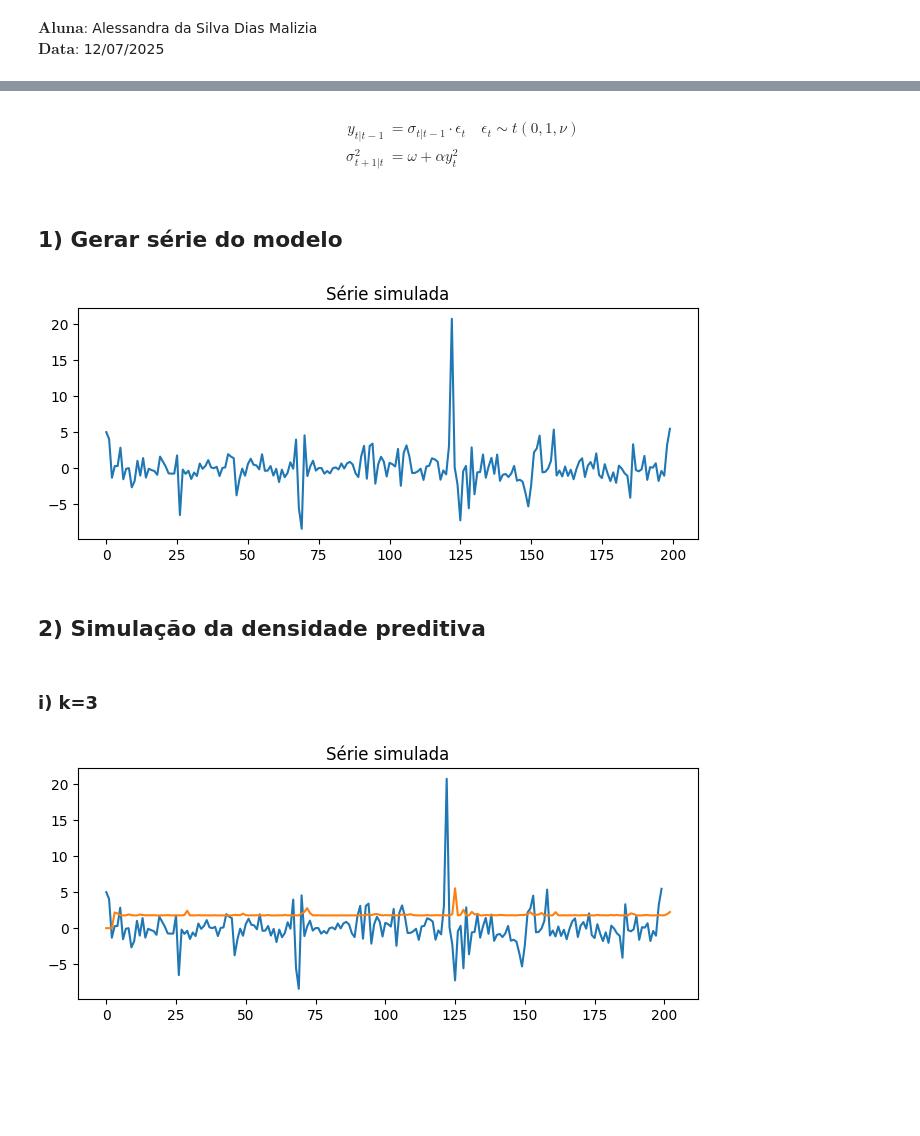
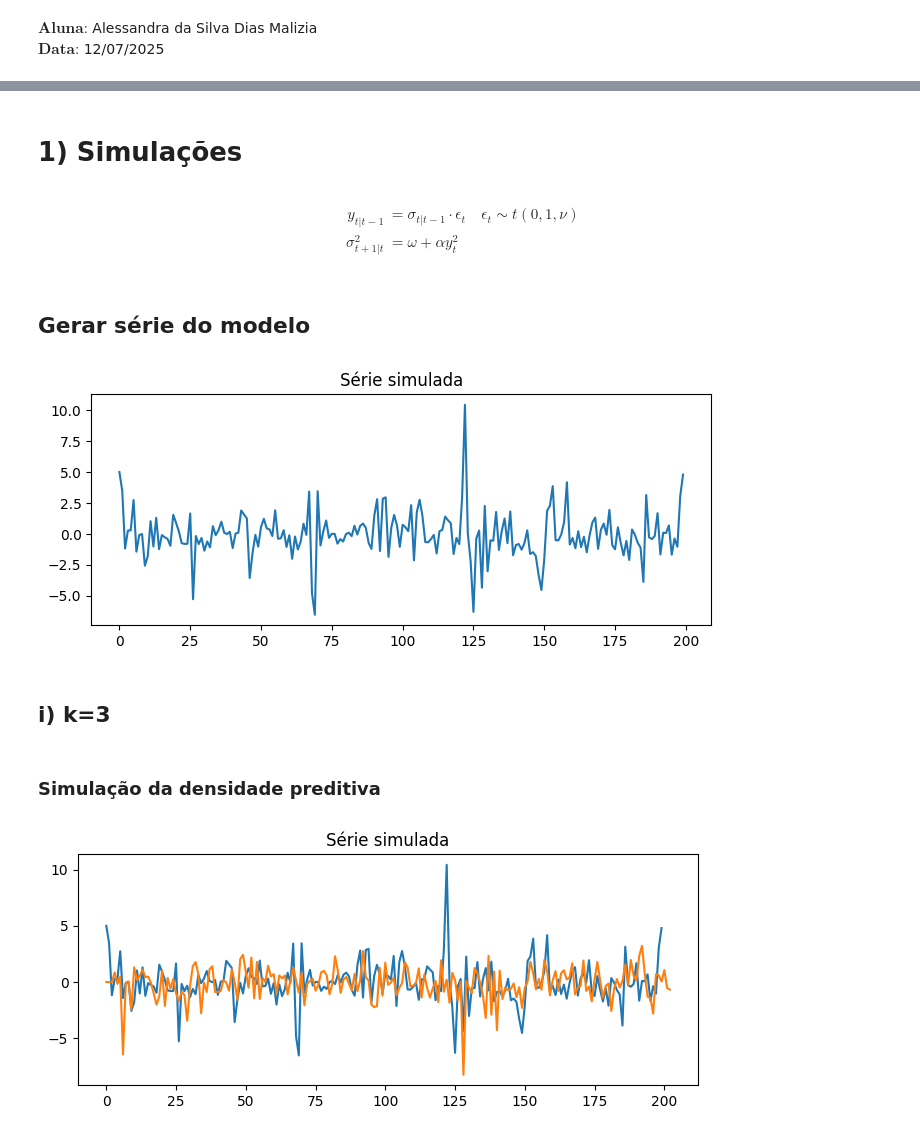
Before and after one commit to asdmalizia/masters, a Jupyter notebook: SDM/Lista 1.ipynb, the cells around one changed output, grey strips where cells are left out. Cells and saved outputs as stored; diff of their text form; code cells hidden in the pictures; blank space fills up the shorter version.

```diff
--- a/SDM/Lista 1.ipynb
+++ b/SDM/Lista 1.ipynb
@@ -13,3 +16,5 @@ from statsmodels.graphics.tsaplots import plot_acf, plot_pacf
+# %% [markdown]
+# 1) Simulações
 # %%
 rng = np.random.default_rng(seed=4)
 # %% [markdown]
@@ -20,9 +25,9 @@ y_{t|t-1} &= \sigma_{t|t-1} \cdot \epsilon_t \quad \epsilon_t \sim t(0, 1, \nu)
 \end{align*}
 $$
 # %% [markdown]
-## 1) Gerar série do modelo
+## Gerar série do modelo
 # %%
-ν = 4
+ν = 5
 ω, α = 1, 0.2
 
 T = 200
@@ -44,30 +49,31 @@ ax.plot(np.arange(len(series)), series)
 ax.set_title('Série simulada')
 plt.show()
 # %% [output]
-[figure, old version]
+[figure, new version]
-# %% [markdown]
-## 2) Simulação da densidade preditiva
 # %% [markdown]
-### i) k=3
+## i) k=3
-# %%
-k = 3
-σ2_error = ν/(ν-2)
-
-y_hat = np.zeros(T+k)
-
-for t in range(T):
-    y2_curr = series[t]**2
-
-    for i in range(k):
-        σ2_hat = ω + α * y2_hat
-        y2_curr = σ2_hat * σ2_error
-
-    y_hat[t+k] = y2_curr**0.5
+# %% [markdown]
+### Simulação da densidade preditiva
+# %%
+k = 3
+N = 10000
+
+y_hat = np.zeros((T+k,N))
+
+for t in range(T):
+    y_curr = np.full(N, series[t])
+    ϵt = rng.standard_t(df=ν, size=(k,N))
+
+    for i in range(k):
+        σ2_hat = ω + α * y_curr**2
+        y_curr = σ2_hat**0.5 * ϵt[i]
+
+    y_hat[t+k] = y_curr
 # %%
 fig, ax = plt.subplots(figsize=(8,3))
 ax.plot(np.arange(len(series)), series)
-ax.plot(np.arange(len(y_hat)), y_hat)
+ax.plot(np.arange(len(y_hat)), y_hat[:,0])
 ax.set_title('Série simulada')
 plt.show()
 # %% [output]
-[figure, old version]
+[figure, new version]
```
Also changed, not shown: parts of 15 cells of this notebook, 7 other files.
